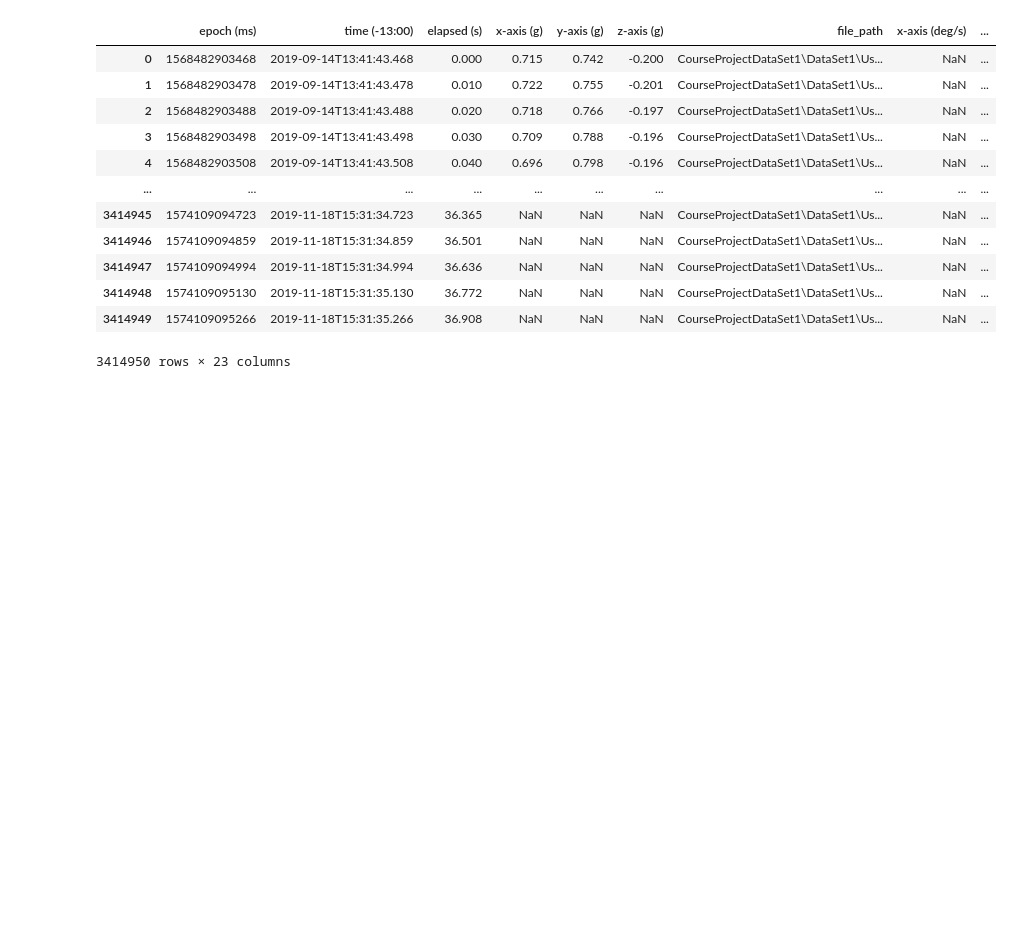
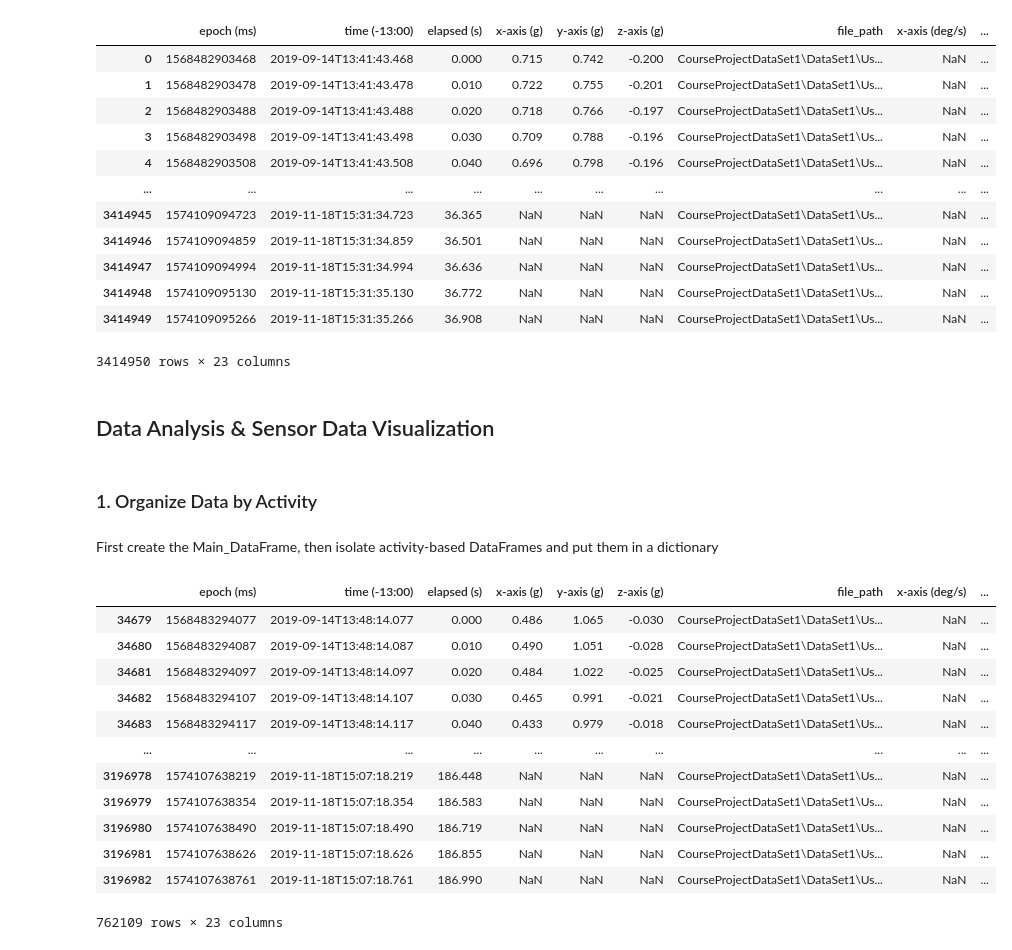
Before and after one commit to OwenFankhauser/CSE432ClassProject, a Jupyter notebook: Owen_Fankhauser_CSE432_MidTermReport.ipynb, the cells around one changed output. Saved outputs shown, nothing was run; the diff lists cells and outputs as text; code cells hidden in the pictures; blank space fills up the shorter version.

```diff
--- a/Owen_Fankhauser_CSE432_MidTermReport.ipynb
+++ b/Owen_Fankhauser_CSE432_MidTermReport.ipynb
@@ -190,3 +188,36 @@ data
 | 3414948 | 1574109095130 | 2019-11-18T15:31:35.130 | 36.772 | NaN | NaN | NaN | CourseProjectDataSet1\DataSet1\Us... | NaN | ... |
 | 3414949 | 1574109095266 | 2019-11-18T15:31:35.266 | 36.908 | NaN | NaN | NaN | CourseProjectDataSet1\DataSet1\Us... | NaN | ... |
 3414950 rows × 23 columns
+# %% [markdown]
+## Data Analysis & Sensor Data Visualization
+# %% [markdown]
+### 1. Organize Data by Activity
+# %% [markdown]
+First create the Main_DataFrame, then isolate activity-based DataFrames and put them in a dictionary
+# %%
+# Copy data into "Main_DataFrame" as requested
+Main_DataFrame = data
+
+# Find activities by group
+activity_groups = Main_DataFrame.groupby('Activity Type')
+
+# Create separate DataFrames for each activity type and store them
+activity_dataframes = {activity: group for activity, group in activity_groups}
+
+# Demonstration:
+activity_df = activity_dataframes.get('Using computer', None)
+activity_df
+# %% [output]
+|  | epoch (ms) | time (-13:00) | elapsed (s) | x-axis (g) | y-axis (g) | z-axis (g) | file_path | x-axis (deg/s) | ... |
+| 34679 | 1568483294077 | 2019-09-14T13:48:14.077 | 0.000 | 0.486 | 1.065 | -0.030 | CourseProjectDataSet1\DataSet1\Us... | NaN | ... |
+| 34680 | 1568483294087 | 2019-09-14T13:48:14.087 | 0.010 | 0.490 | 1.051 | -0.028 | CourseProjectDataSet1\DataSet1\Us... | NaN | ... |
+| 34681 | 1568483294097 | 2019-09-14T13:48:14.097 | 0.020 | 0.484 | 1.022 | -0.025 | CourseProjectDataSet1\DataSet1\Us... | NaN | ... |
+| 34682 | 1568483294107 | 2019-09-14T13:48:14.107 | 0.030 | 0.465 | 0.991 | -0.021 | CourseProjectDataSet1\DataSet1\Us... | NaN | ... |
+| 34683 | 1568483294117 | 2019-09-14T13:48:14.117 | 0.040 | 0.433 | 0.979 | -0.018 | CourseProjectDataSet1\DataSet1\Us... | NaN | ... |
+| ... | ... | ... | ... | ... | ... | ... | ... | ... | ... |
+| 3196978 | 1574107638219 | 2019-11-18T15:07:18.219 | 186.448 | NaN | NaN | NaN | CourseProjectDataSet1\DataSet1\Us... | NaN | ... |
+| 3196979 | 1574107638354 | 2019-11-18T15:07:18.354 | 186.583 | NaN | NaN | NaN | CourseProjectDataSet1\DataSet1\Us... | NaN | ... |
+| 3196980 | 1574107638490 | 2019-11-18T15:07:18.490 | 186.719 | NaN | NaN | NaN | CourseProjectDataSet1\DataSet1\Us... | NaN | ... |
+| 3196981 | 1574107638626 | 2019-11-18T15:07:18.626 | 186.855 | NaN | NaN | NaN | CourseProjectDataSet1\DataSet1\Us... | NaN | ... |
+| 3196982 | 1574107638761 | 2019-11-18T15:07:18.761 | 186.990 | NaN | NaN | NaN | CourseProjectDataSet1\DataSet1\Us... | NaN | ... |
+762109 rows × 23 columns
```
Also changed, not shown: parts of 5 cells of this notebook.
